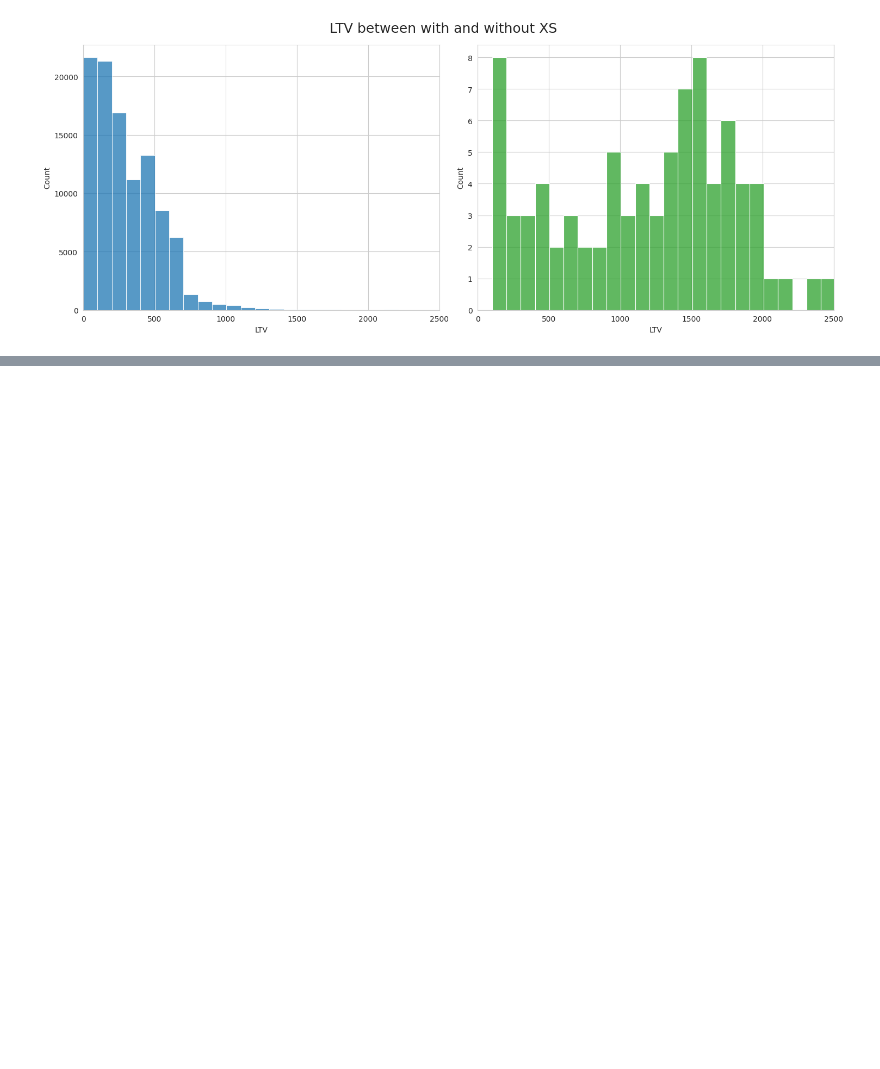
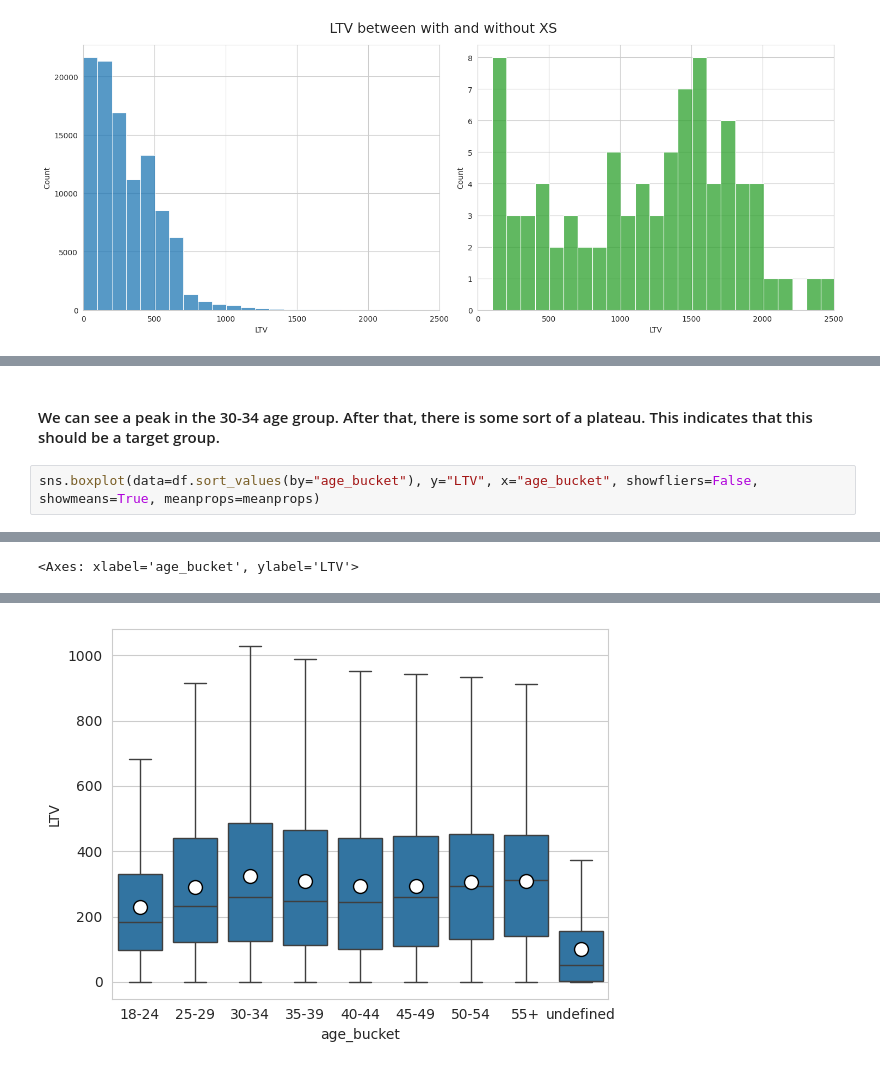
Before and after one commit to ricardormotta/LTV_analysis, a Jupyter notebook: ltv-ml-project/notebooks/EDA.ipynb, the cells around one changed output, grey strips where cells are left out. Saved outputs shown, nothing was run; the diff lists cells and outputs as text; blank space fills up the shorter version.

```diff
--- a/ltv-ml-project/notebooks/EDA.ipynb
+++ b/ltv-ml-project/notebooks/EDA.ipynb
@@ -430,0 +476,5 @@ plt.show()
+# %% [markdown]
+#### We can see a peak in the 30-34 age group. After that, there is some sort of a plateau. This indicates that this should be a target group.
+# %%
+sns.boxplot(data=df.sort_values(by="age_bucket"), y="LTV", x="age_bucket", showfliers=False, showmeans=True, meanprops=meanprops)
+# %% [output]
@@ -430,0 +482 @@ plt.show()
+<Axes: xlabel='age_bucket', ylabel='LTV'>
@@ -430,0 +484 @@ plt.show()
+[figure, added]
```
Also changed, not shown: parts of 24 cells of this notebook.
